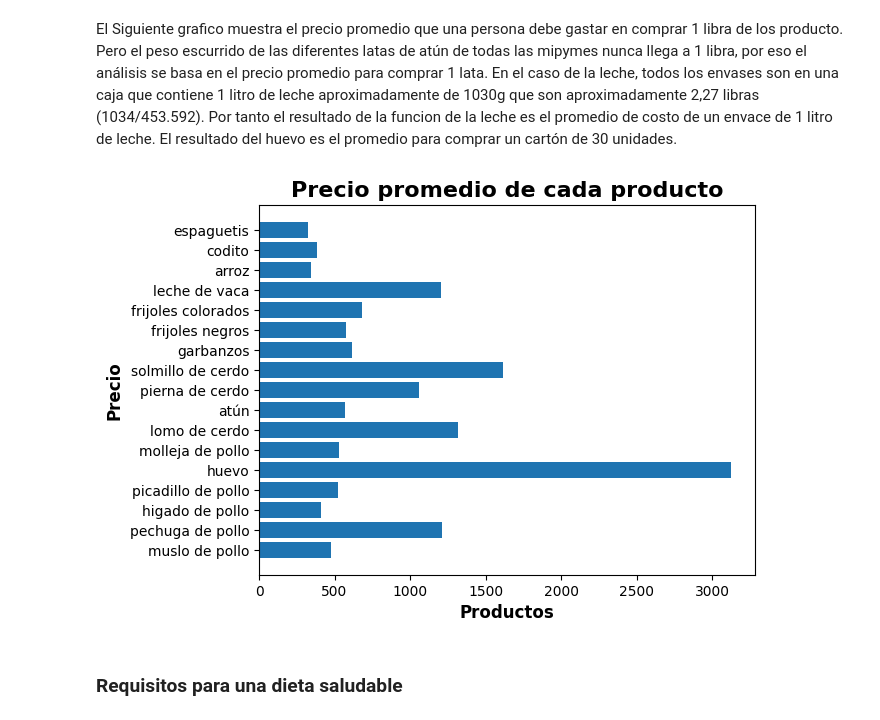
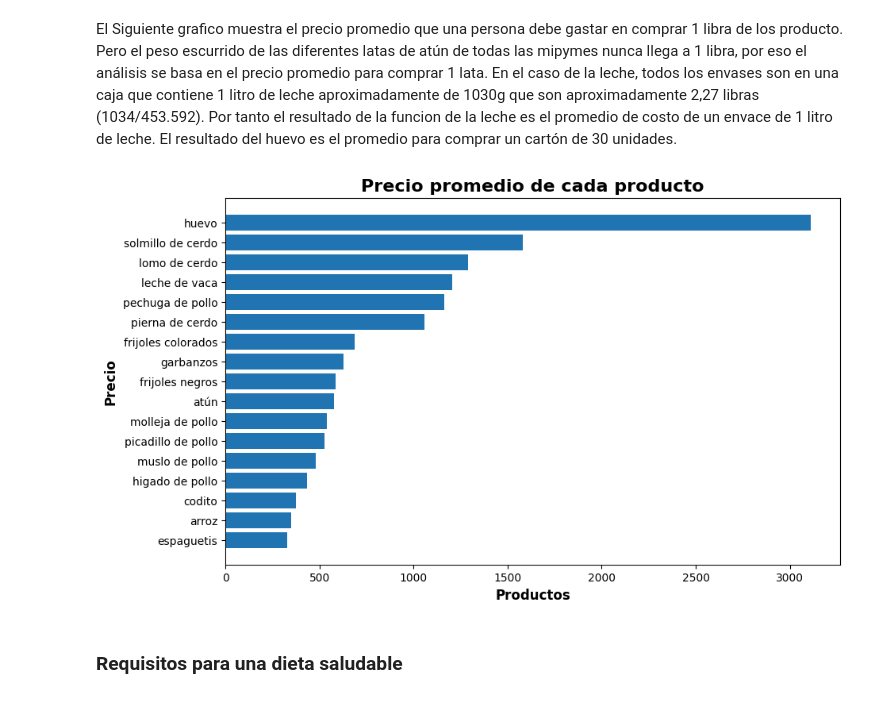
Before and after one commit to datascienceelias-png/proyecto_mipymes, a Jupyter notebook: analisis.ipynb, the cells around one changed output. Cells and saved outputs as stored; diff of their text form; code cells hidden in the pictures.

```diff
--- a/analisis.ipynb
+++ b/analisis.ipynb
@@ -60,12 +60,14 @@ espaguetis
 El Siguiente grafico muestra el precio promedio que una persona debe gastar en comprar 1 libra de los producto. Pero el peso escurrido de las diferentes latas de atún de todas las mipymes nunca llega a 1 libra, por eso el análisis se basa en el precio promedio para comprar 1 lata. En el caso de la leche, todos los envases son en una caja que contiene 1 litro de leche aproximadamente de 1030g que son aproximadamente 2,27 libras (1034/453.592). Por tanto el resultado de la funcion de la leche es el promedio de costo de un envace de 1 litro de leche. El resultado del huevo es el promedio para comprar un cartón de 30 unidades.
 # %%
 precio = fn.precio_promedio_lb(productos,mipyme)
-lista = list(precio.values())
+
+claves_ordenados = sorted(precio, key=precio.get)
+valores_ordenados = [precio[i] for i in claves_ordenados]
 
 
-gr.barra_costo_promedio(productos, lista)
+gr.barra_costo_promedio(claves_ordenados,valores_ordenados)
 # %% [output]
-[figure, old version]
+[figure, new version]
 # %% [markdown]
 ### Requisitos para una dieta saludable
 # %% [markdown]
```
Also changed, not shown: parts of 4 cells of this notebook, 3 other files.
